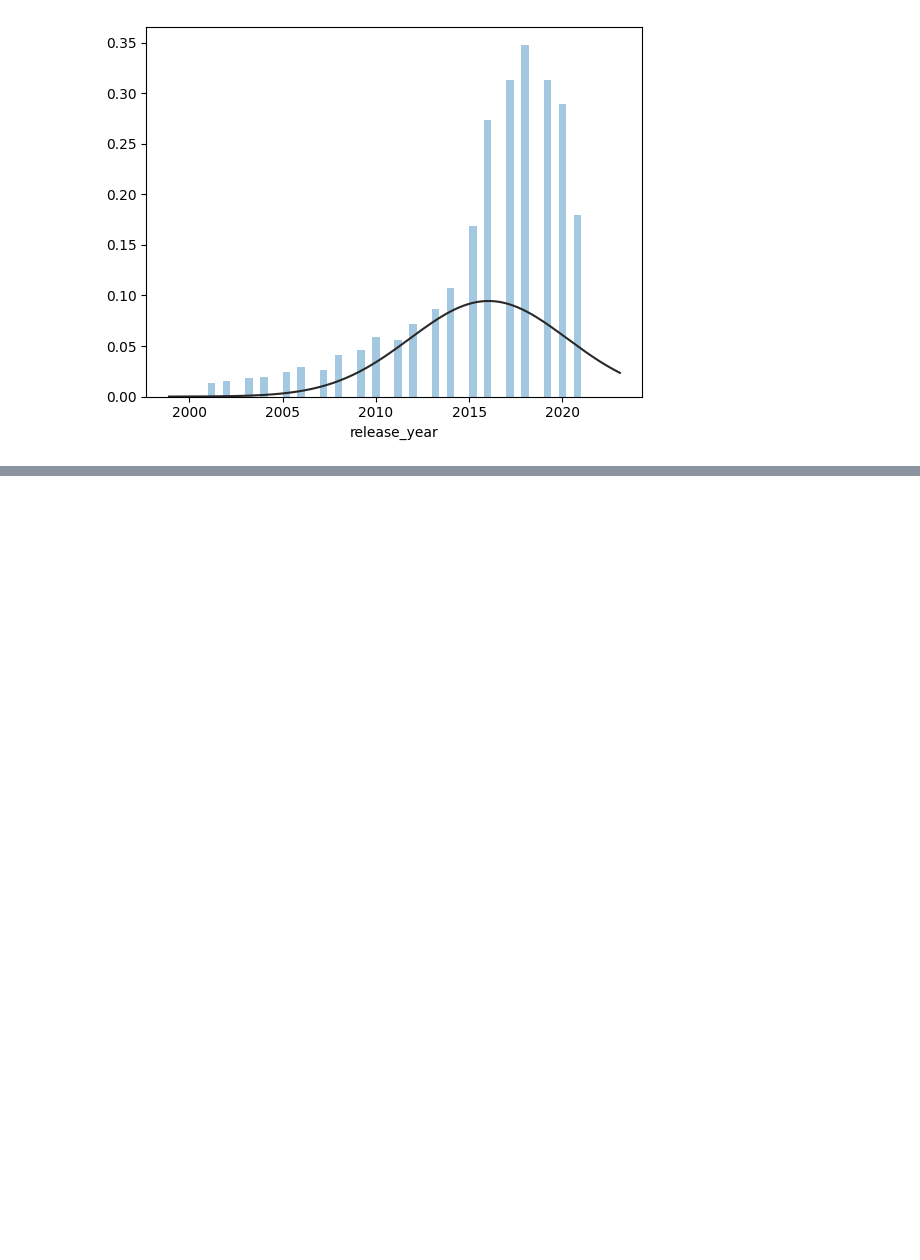
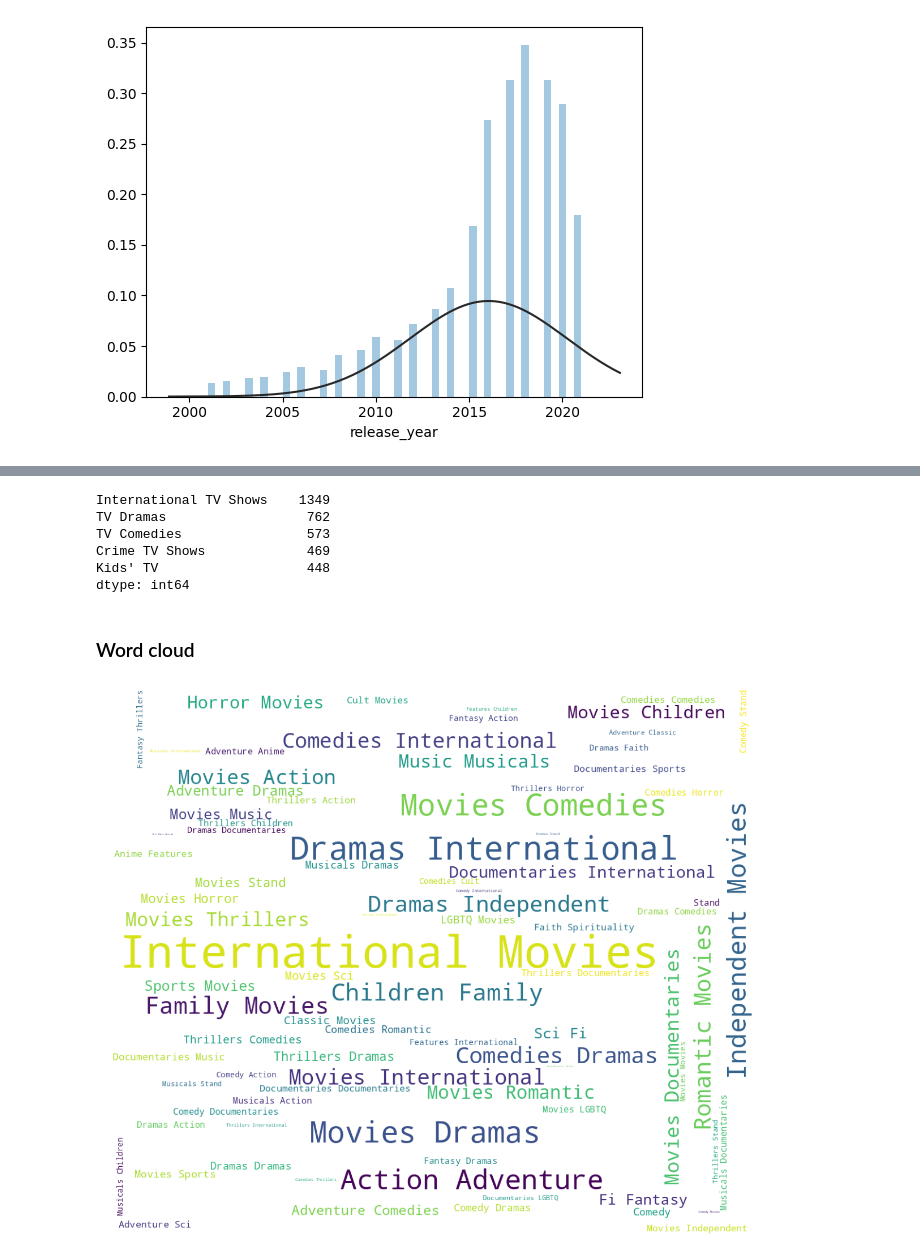
Before and after one commit to Ayben06/Netflix_Analysis_Report, a Jupyter notebook: EDA_Netflix_TV_Shows.ipynb, the cells around one changed output, grey strips where cells are left out. Saved outputs shown, nothing was run; the diff lists cells and outputs as text; code cells hidden in the pictures; blank space fills up the shorter version.

```diff
--- a/EDA_Netflix_TV_Shows.ipynb
+++ b/EDA_Netflix_TV_Shows.ipynb
@@ -371,0 +440,23 @@ https://gist.github.com/mwaskom/de44147ed2974457ad6372750bbe5751
+# %%
+top_show_genres=tdata[:5]
+top_show_genres
+# %% [output]
+International TV Shows    1349
+TV Dramas                  762
+TV Comedies                573
+Crime TV Shows             469
+Kids' TV                   448
+dtype: int64
+# %% [markdown]
+### Word cloud
+# %%
+from wordcloud import WordCloud
+
+text=str(list(data_movie['genre'])).replace(',','').replace('[','').replace(']','').replace("'",'')
+plt.rcParams['figure.figsize']=(15,15)
+wordcloud=WordCloud(background_color='white',width=1200,height=1000,max_words=121).generate(text)
+plt.imshow(wordcloud)
+plt.axis('off')
+plt.show()
+# %% [output]
+[figure, added]
```
Also changed, not shown: parts of 12 cells of this notebook.
